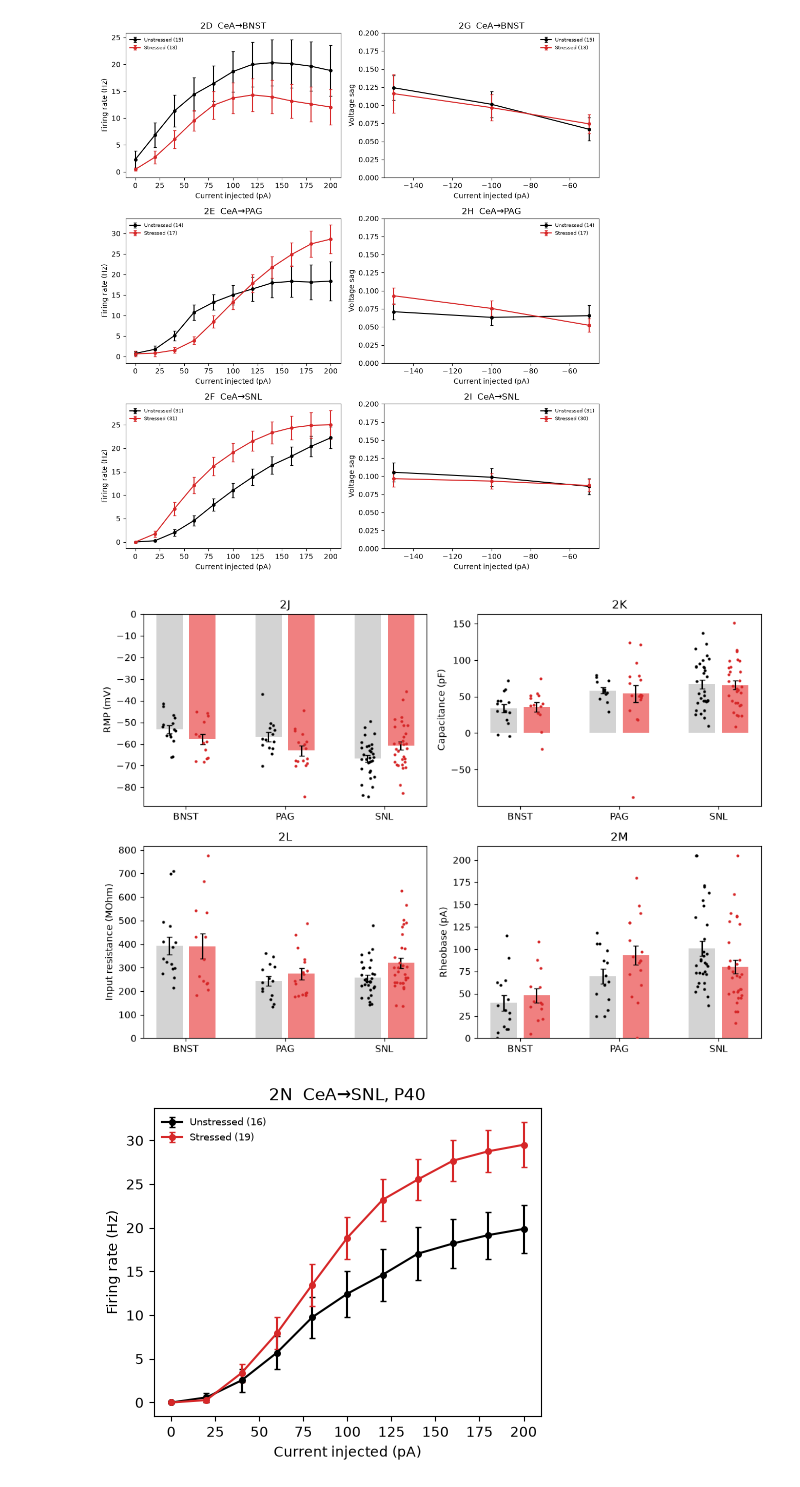
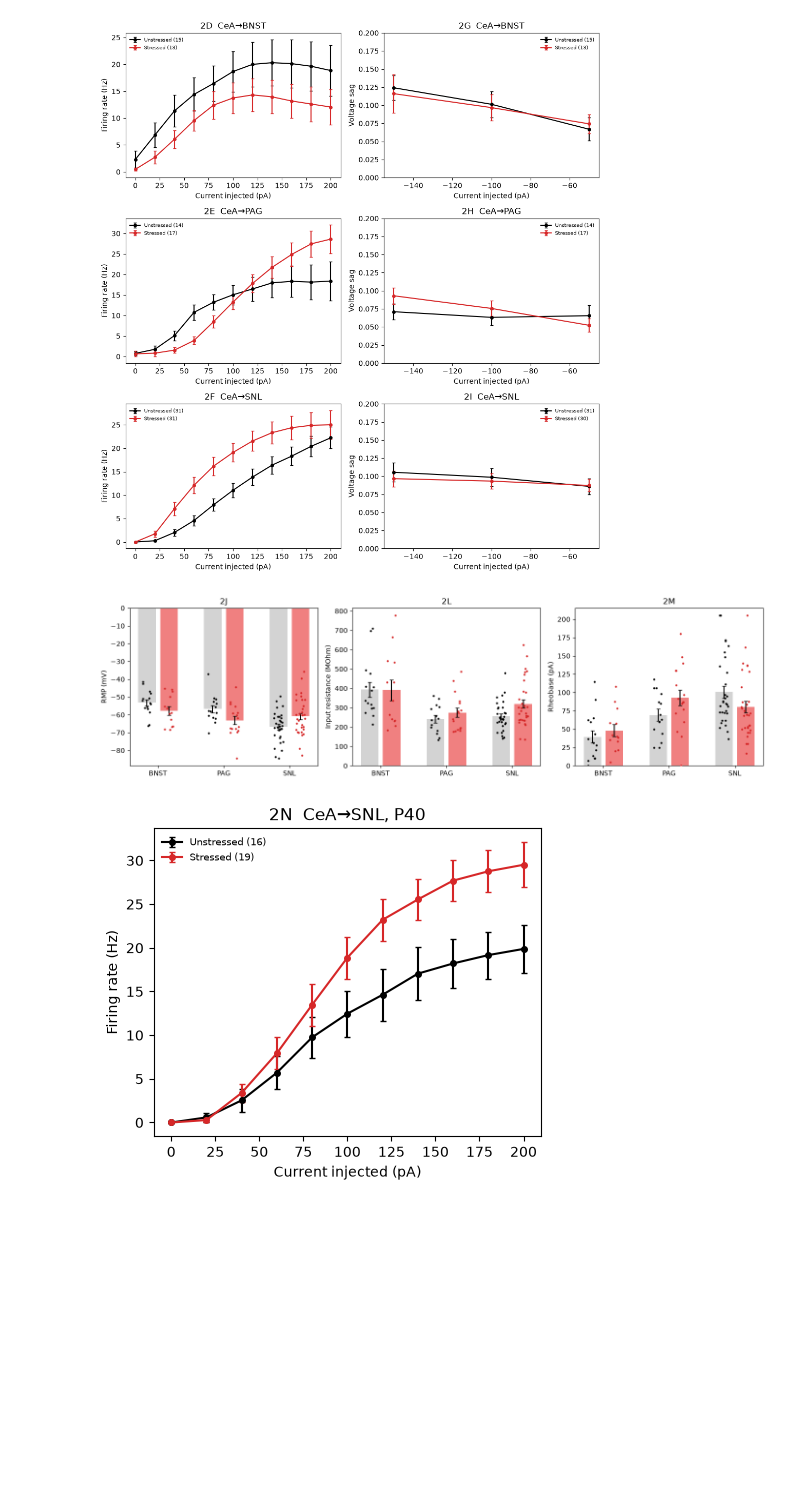
Before and after one commit to catalystneuro/lerner-lab-to-nwb, a Jupyter notebook: notebooks/nadel_2026_figure_2_reproduction.ipynb, the cells around one changed output. Cells and saved outputs as stored; diff of their text form; code cells hidden in the pictures; blank space fills up the shorter version.

```diff
--- a/notebooks/nadel_2026_figure_2_reproduction.ipynb
+++ b/notebooks/nadel_2026_figure_2_reproduction.ipynb
@@ -184,17 +184,12 @@ rheobase = pd.concat(
     [rheobase, without_5_pA_protocol.groupby(["cell", "run"]).apply(run_rheobase, first_50_ms=True).groupby("cell").mean()]
 )
 
-def test_pulse_features(sweeps):
-    """Input resistance (mean over sweeps) and capacitance (from the averaged sweep) of one cell's test pulses."""
+def input_resistance(sweeps):
+    """Input resistance in MOhm of one cell, the mean over its test pulse sweeps."""
     rate, onset, delta_voltage = sweeps.iloc[0][["rate", "onset", "delta_voltage_mV"]]
     steady_window = slice(-int(0.02 * rate), None)
-    input_resistance = [
-        delta_voltage / (current[steady_window].mean() - current[:onset].mean()) * 1e3 for current in sweeps["current_pA"]
-    ]
-    average = np.mean(np.stack(sweeps["current_pA"].to_list()), axis=0)
-    transient = average[onset:] - average[steady_window].mean()
-    return pd.Series(
-        dict(input_resistance_MOhm=np.mean(input_resistance), capacitance_pF=transient.sum() / rate / delta_voltage * 1e3)
+    return np.mean(
+        [delta_voltage / (current[steady_window].mean() - current[:onset].mean()) * 1e3 for current in sweeps["current_pA"]]
     )
 
 
@@ -202,7 +197,7 @@ per_cell = cells.join(
     [
         spontaneous.groupby("cell")["mean_mV"].mean().rename("rmp"),
         rheobase.rename("rheobase"),
-        test_pulses.groupby("cell").apply(test_pulse_features),
+        test_pulses.groupby("cell").apply(input_resistance).rename("input_resistance_MOhm"),
     ]
 )
 
@@ -229,7 +224,7 @@ def rout_outliers(values, q=0.001):
     return outliers
 
 
-BAR_FEATURES = ["rmp", "capacitance_pF", "input_resistance_MOhm", "rheobase"]
+BAR_FEATURES = ["rmp", "input_resistance_MOhm", "rheobase"]
 for feature in BAR_FEATURES:
     per_cell[feature + "_outlier"] = False
     for _, group in per_cell.groupby(["age_group", "projection_target", "stress_group"]):
@@ -296,15 +290,14 @@ plt.show()
 # %% [output]
 [figure]
 # %%
-figure, axes = plt.subplots(2, 2, figsize=(10, 7))
-plot_bar_panel(axes[0, 0], "2J", "rmp", "RMP (mV)")
-plot_bar_panel(axes[0, 1], "2K", "capacitance_pF", "Capacitance (pF)")
-plot_bar_panel(axes[1, 0], "2L", "input_resistance_MOhm", "Input resistance (MOhm)")
-plot_bar_panel(axes[1, 1], "2M", "rheobase", "Rheobase (pA)")
+figure, axes = plt.subplots(1, 3, figsize=(14, 4))
+plot_bar_panel(axes[0], "2J", "rmp", "RMP (mV)")
+plot_bar_panel(axes[1], "2L", "input_resistance_MOhm", "Input resistance (MOhm)")
+plot_bar_panel(axes[2], "2M", "rheobase", "Rheobase (pA)")
 figure.tight_layout()
 plt.show()
 # %% [output]
-[figure, old version]
+[figure, new version]
 # %%
 figure, axis = plt.subplots(figsize=(5, 4))
 plot_curve_panel(axis, "2N", "firing_rate", "SNL", age_group="P40")
```
Also changed, not shown: parts of 3 cells of this notebook, 1 other file.
